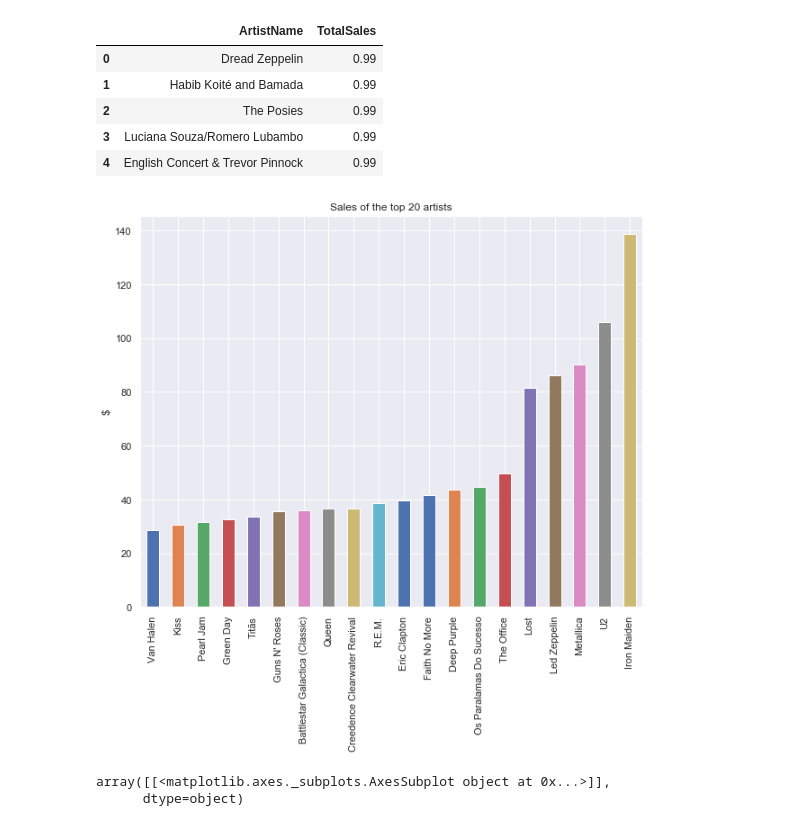
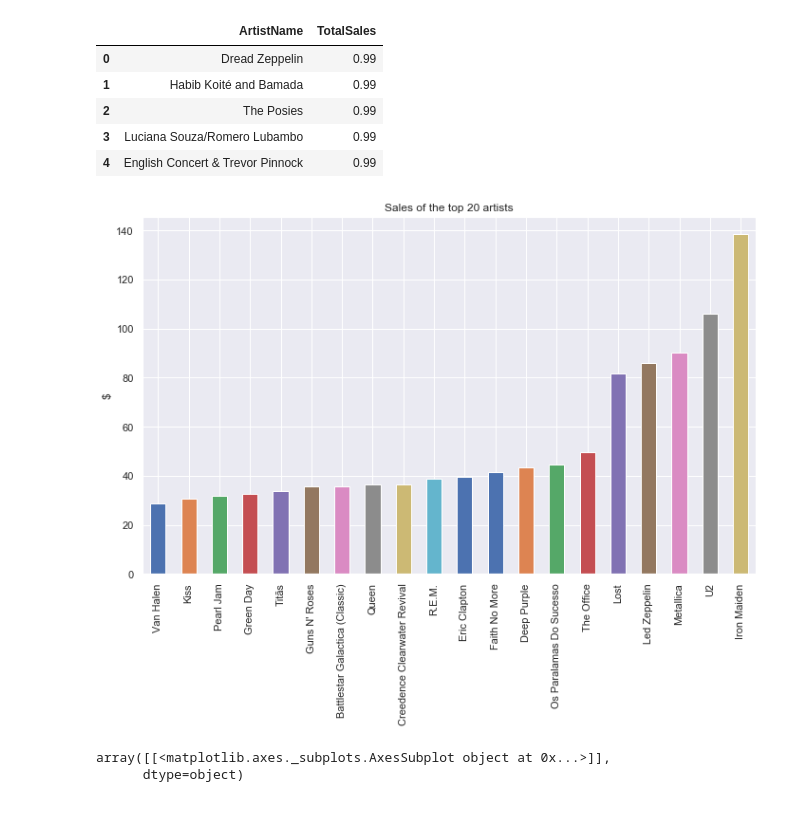
Before and after one commit to vaal12/MSPowerPoint-Automation, a Jupyter notebook: Picture for powerpoint.ipynb, the cells around one changed output. Drawn from its saved outputs; the diff is of its cells as text; code cells hidden in the pictures.

```diff
--- a/Picture for powerpoint.ipynb
+++ b/Picture for powerpoint.ipynb
@@ -95,21 +93,21 @@ businessdf.head()
 # %%
 plt1 = businessdf.loc[businessdf.index > len(businessdf)-21].plot.bar(x="ArtistName",
                                                                y="TotalSales",
                                                                 figsize=(10, 8)    )
 # ax = plt.gca()
 plt1.set_ylabel("$")
 plt1.set_xlabel("")
 plt1.set_title("Sales of the top 20 artists")
 plt1.legend().remove()
 # plt.get_figure().subplots_adjust(bottom=0.75)
-plt.get_figure().tight_layout()
-plt1.get_figure().savefig(
-    r"c:\Dev\04.Python\06.Office_automation\Powerpoint_presentation\top20sales.png",
-    bbox_inches = "tight"
-)
+plt1.get_figure().tight_layout()
+# plt1.get_figure().savefig(
+#     r"c:\Dev\04.Python\06.Office_automation\Powerpoint_presentation\top20sales.png",
+#     bbox_inches = "tight"
+# )
 # businessdf.plot.bar(x="ArtistName", y="TotalSales")
 # %% [output]
-[figure, old version]
+[figure, new version]
 # %%
 businessdf.hist(bins=20)
 # %% [output]
```
Also changed, not shown: parts of 6 cells of this notebook, 2 other files.
